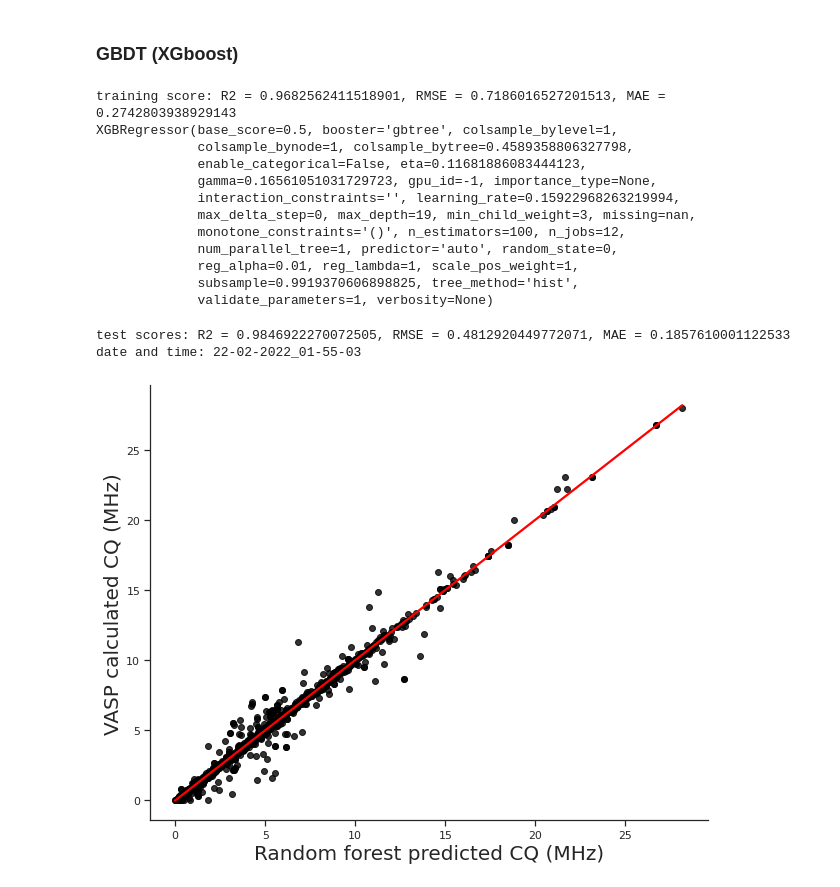
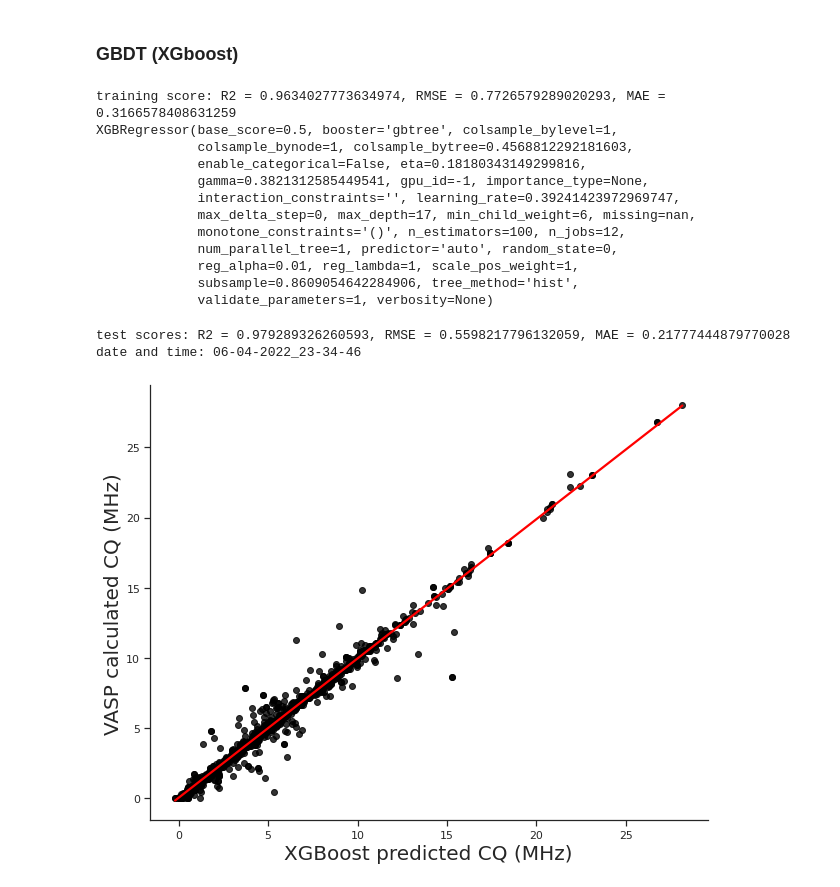
Before and after one commit to wushanyun64/27Al_CQ_prediction, a Jupyter notebook: Example_model_training.ipynb, the cells around one changed output. Saved outputs shown, nothing was run; the diff lists cells and outputs as text; code cells hidden in the pictures.

```diff
--- a/Example_model_training.ipynb
+++ b/Example_model_training.ipynb
@@ -278,17 +308,20 @@ Size of test set: 1617
 # %%
 %%time
-# Grid Search for Algorithm Tuning
+# Random Search for Algorithm Tuning
 from sklearn.ensemble import RandomForestRegressor
 from sklearn.model_selection import RandomizedSearchCV
 from scipy.stats import uniform, randint
+from sklearn.metrics import r2_score, mean_squared_error, mean_absolute_error
 import math
 
 # create and fit a kernel ridge regression model
-model = RandomForestRegressor(random_state=10,min_samples_split=4,min_samples_leaf=2)
+model = RandomForestRegressor(random_state=10,
+                              min_samples_split=4,
+                              min_samples_leaf=2)
 
-param = {"n_estimators": randint(low=100, high=500),
-         "max_depth": uniform(10, 200),
-         "max_features": ['auto', 'sqrt','log2']
+param = {"n_estimators": randint(low=10, high=500),
+         "max_depth": uniform(10, 50),
+         "max_features": [None, 'sqrt','log2']
          }
 
 grid_rf = RandomizedSearchCV(
@@ -297,21 +330,21 @@ grid_rf = RandomizedSearchCV(
     n_iter=10,
     scoring=["neg_mean_absolute_error", "neg_mean_squared_error", "r2"],
     refit="r2",
-    cv=5,
+    cv=10,
     n_jobs=8,
 )
 grid_rf.fit(X_train, y_train['CQ'])
 
 # summarize the results of the grid search
-train_r2 = np.sort(grid_rf.cv_results_["mean_test_r2"])[-1]
-train_RMSE = math.sqrt(
+train_r2_mean = np.sort(grid_rf.cv_results_["mean_test_r2"])[-1]
+train_RMSE_mean = math.sqrt(
     -np.sort(grid_rf.cv_results_["mean_test_neg_mean_squared_error"])[-1]
 )
-train_MAE = -np.sort(grid_rf.cv_results_["mean_test_neg_mean_absolute_error"])[-1]
+train_MAE_mean = -np.sort(grid_rf.cv_results_["mean_test_neg_mean_absolute_error"])[-1]
 
 print(
-    "training score: R2 = {}, RMSE = {}, MAE = {}".format(
-        train_r2, train_RMSE, train_MAE
+    "training score: R2_mean = {}, RMSE_mean = {}, MAE_mean = {}".format(
+        train_r2_mean, train_RMSE_mean, train_MAE_mean
     )
 )
 print(grid_rf.best_estimator_)
@@ -399,7 +528,7 @@ import math
 model = xgboost.XGBRegressor(tree_method = "hist")
 
 param = {"learning_rate":uniform(0, 1),
-         "max_depth":randint(3,20),
+         "max_depth":randint(3,50),
          "min_child_weight": randint(1,10),
          "eta":uniform(0.01,0.2),
          "gamma": uniform(0,1),
@@ -431,17 +560,17 @@ print(
 )
 print(grid.best_estimator_)
 # %% [output]
-training score: R2 = 0.9682562411518901, RMSE = 0.7186016527201513, MAE = 0.2742803938929143
+training score: R2 = 0.9634027773634974, RMSE = 0.7726579289020293, MAE = 0.3166578408631259
 XGBRegressor(base_score=0.5, booster='gbtree', colsample_bylevel=1,
-             colsample_bynode=1, colsample_bytree=0.4589358806327798,
-             enable_categorical=False, eta=0.11681886083444123,
-             gamma=0.16561051031729723, gpu_id=-1, importance_type=None,
-             interaction_constraints='', learning_rate=0.15922968263219994,
-             max_delta_step=0, max_depth=19, min_child_weight=3, missing=nan,
+             colsample_bynode=1, colsample_bytree=0.4568812292181603,
+             enable_categorical=False, eta=0.18180343149299816,
+             gamma=0.3821312585449541, gpu_id=-1, importance_type=None,
+             interaction_constraints='', learning_rate=0.39241423972969747,
+             max_delta_step=0, max_depth=17, min_child_weight=6, missing=nan,
              monotone_constraints='()', n_estimators=100, n_jobs=12,
              num_parallel_tree=1, predictor='auto', random_state=0,
              reg_alpha=0.01, reg_lambda=1, scale_pos_weight=1,
-             subsample=0.9919370606898825, tree_method='hist',
+             subsample=0.8609054642284906, tree_method='hist',
              validate_parameters=1, verbosity=None)
 # %%
 %%time
@@ -462,34 +591,34 @@ test_MAE = mean_absolute_error(y_test['CQ'], y_rf)
 print("test scores: R2 = {}, RMSE = {}, MAE = {}".format(test_r2, test_RMSE, test_MAE))
 
 
 # write down the date for png save
 predict_result = {}
 predict_result["VASP_CQ"] = y_test['CQ']
 predict_result["RF_predicted_CQ"] = y_rf
 predict_result = pd.DataFrame(predict_result)
 
 # datetime object containing current date and time
 now = datetime.now()
 # dd/mm/YY H:M:S
 dt_string = now.strftime("%d-%m-%Y_%H-%M-%S")
 print("date and time:",dt_string)
 
 sns.set_style("ticks")
 fig, ax = plt.subplots(figsize = (10,8))
 plot = sns.regplot(
     x="RF_predicted_CQ",
     y="VASP_CQ",
     data=predict_result,
     ci=None,
     scatter_kws={"color": "black"},
     line_kws={"color": "red"}
 )
-ax.set_xlabel("Random forest predicted CQ (MHz)",fontsize=20)
+ax.set_xlabel("XGBoost predicted CQ (MHz)",fontsize=20)
 ax.set_ylabel("VASP calculated CQ (MHz)",fontsize=20)
 sns.despine()
 # plt.savefig('./figures/27Al_RF_testSet_{}.png'.format(dt_string))
 plt.show()
 # %% [output]
-test scores: R2 = 0.9846922270072505, RMSE = 0.4812920449772071, MAE = 0.1857610001122533
-date and time: 22-02-2022_01-55-03
+test scores: R2 = 0.979289326260593, RMSE = 0.5598217796132059, MAE = 0.21777444879770028
+date and time: 06-04-2022_23-34-46
-[figure, old version]
+[figure, new version]
```
Also changed, not shown: parts of 21 cells of this notebook, 5 other files.
